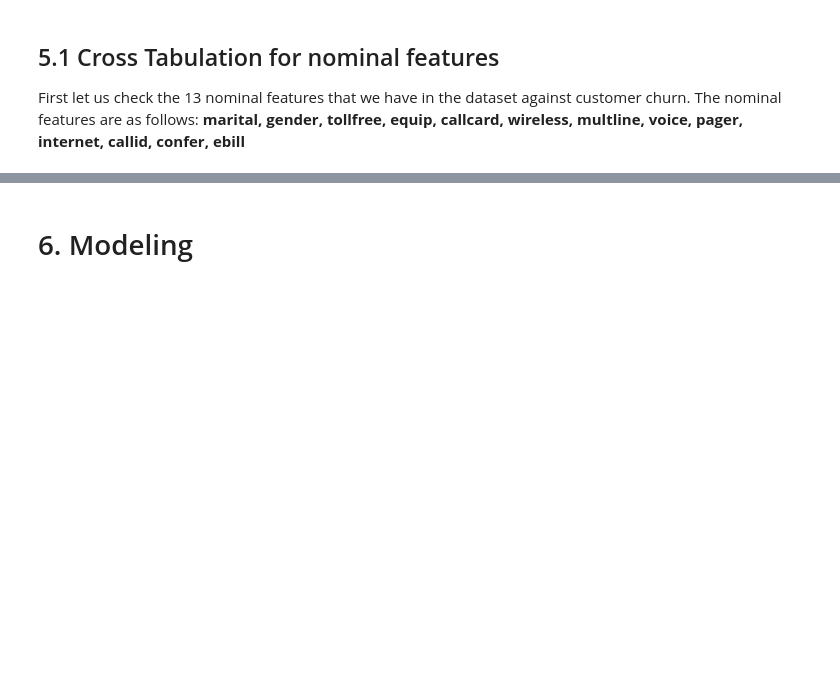
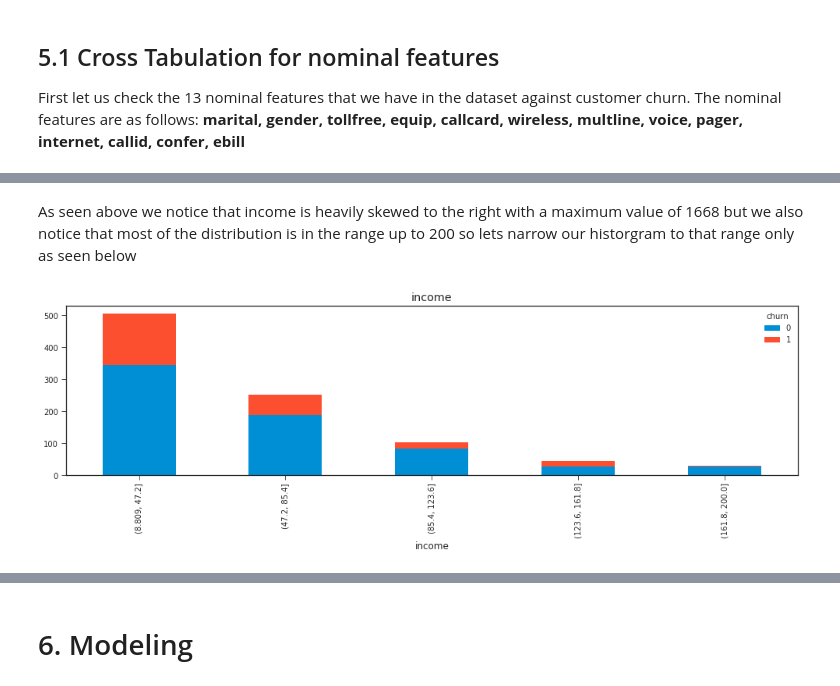
Before and after one commit to walidsi/data-science-bootcamp, a Jupyter notebook: Watson Wireless case.ipynb, the cells around one changed output, grey strips where cells are left out. Saved outputs shown, nothing was run; the diff lists cells and outputs as text; code cells hidden in the pictures; blank space fills up the shorter version.

```diff
--- a/Watson Wireless case.ipynb
+++ b/Watson Wireless case.ipynb
@@ -178,0 +220,15 @@ Next we check the 8 numeric features that we have in the dataset against custome
+# %% [markdown]
+As seen above we notice that income is heavily skewed to the right with a maximum value of 1668 but we also notice that most of the distribution is in the range up to 200 so lets narrow our historgram to that range only as seen below
+# %%
+target_feature = 'churn'
+
+income_less_500 = ww_df[ww_df['income'] <= 200]
+
+bins = pd.cut(income_less_500['income'], bins=5)
+tab = pd.crosstab(bins, ww_df[target_feature], margins=True)
+tab = tab.drop('All',axis=1)
+tab = tab.drop('All',axis=0)
+tab.plot(kind='bar', stacked = True, figsize=(15,4), title = 'income')
+plt.show()
+# %% [output]
+[figure, added]
```
Also changed, not shown: parts of 22 cells of this notebook.
